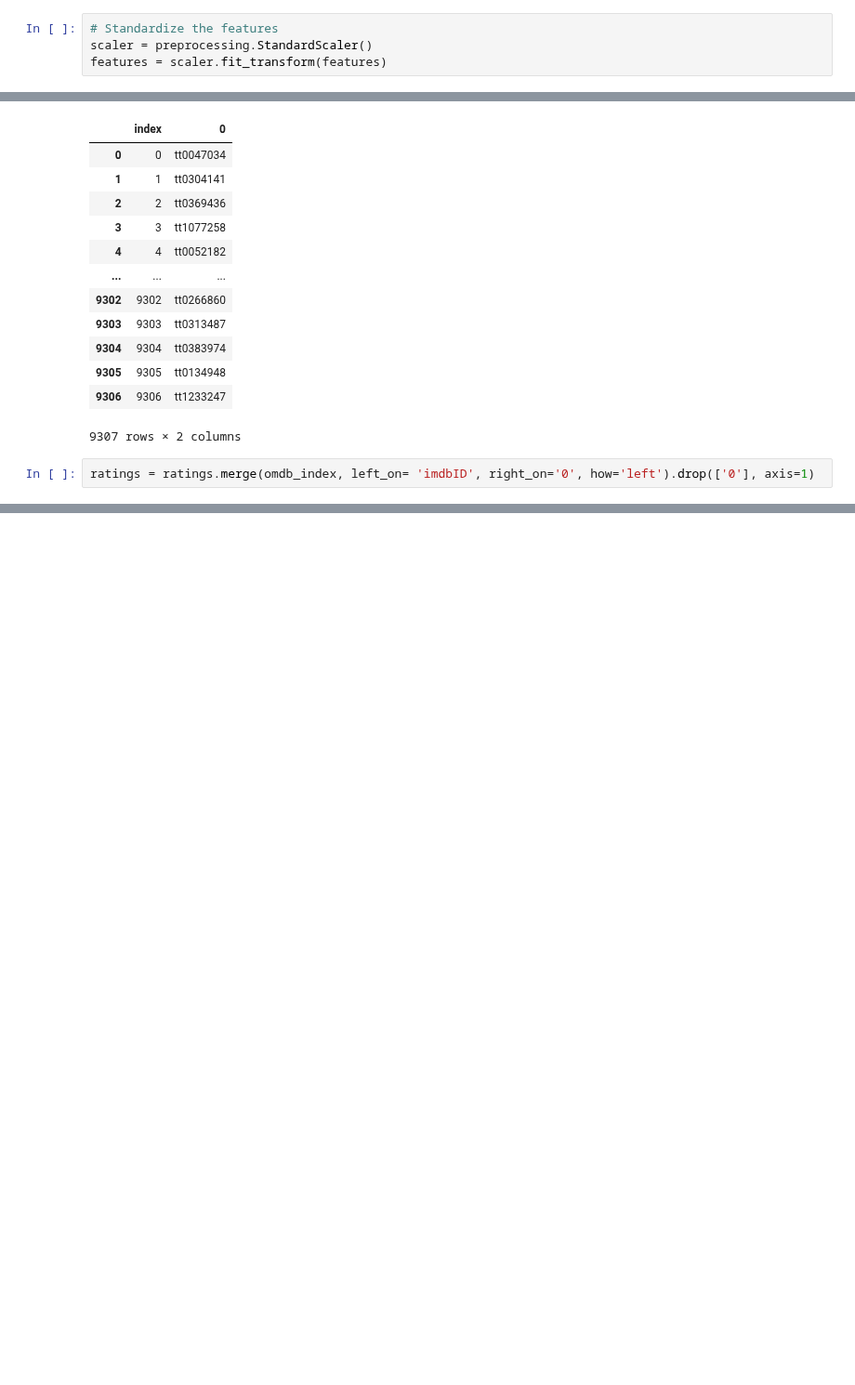
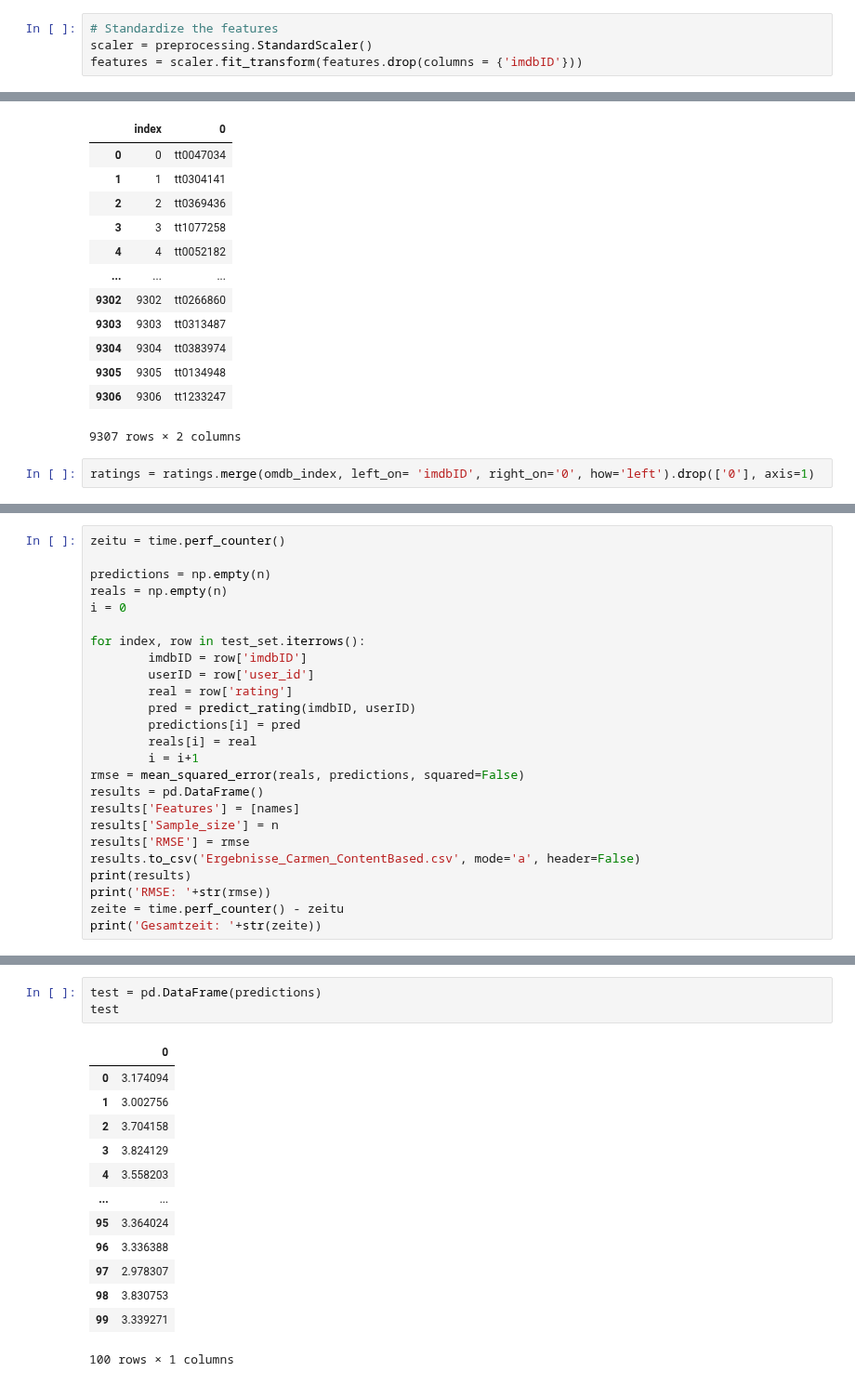
Before and after one commit to yuayixio/MovieRatingPredictor, a Jupyter notebook: notebooks/ContentbasedFiltering/ContentBasedFiltering_Try_Carmen.ipynb, the cells around one changed output, grey strips where cells are left out. Shown at 93% size. Saved outputs shown, nothing was run; the diff lists cells and outputs as text; blank space fills up the shorter version.

```diff
--- a/notebooks/ContentbasedFiltering/ContentBasedFiltering_Try_Carmen.ipynb
+++ b/notebooks/ContentbasedFiltering/ContentBasedFiltering_Try_Carmen.ipynb
@@ -126,7 +234,7 @@ features
 # %%
 # Standardize the features
 scaler = preprocessing.StandardScaler()
-features = scaler.fit_transform(features)
+features = scaler.fit_transform(features.drop(columns = {'imdbID'}))
 # %%
 features
 # %% [output]
@@ -446,0 +598,25 @@ ratings[ratings['index'].notna()]
+# %%
+zeitu = time.perf_counter()
+
+predictions = np.empty(n)
+reals = np.empty(n)
+i = 0
+
+for index, row in test_set.iterrows():
+        imdbID = row['imdbID']
+        userID = row['user_id']
+        real = row['rating']
+        pred = predict_rating(imdbID, userID)
+        predictions[i] = pred
+        reals[i] = real
+        i = i+1
+rmse = mean_squared_error(reals, predictions, squared=False)
+results = pd.DataFrame()
+results['Features'] = [names]
+results['Sample_size'] = n
+results['RMSE'] = rmse
+results.to_csv('Ergebnisse_Carmen_ContentBased.csv', mode='a', header=False)
+print(results)
+print('RMSE: '+str(rmse))
+zeite = time.perf_counter() - zeitu
+print('Gesamtzeit: '+str(zeite))
@@ -446,0 +638,17 @@ ratings[ratings['index'].notna()]
+# %%
+test = pd.DataFrame(predictions)
+test
+# %% [output]
+|  | 0 |
+| 0 | 3.174094 |
+| 1 | 3.002756 |
+| 2 | 3.704158 |
+| 3 | 3.824129 |
+| 4 | 3.558203 |
+| ... | ... |
+| 95 | 3.364024 |
+| 96 | 3.336388 |
+| 97 | 2.978307 |
+| 98 | 3.830753 |
+| 99 | 3.339271 |
+100 rows × 1 columns
```
Also changed, not shown: parts of 29 cells of this notebook, 1 other file.
